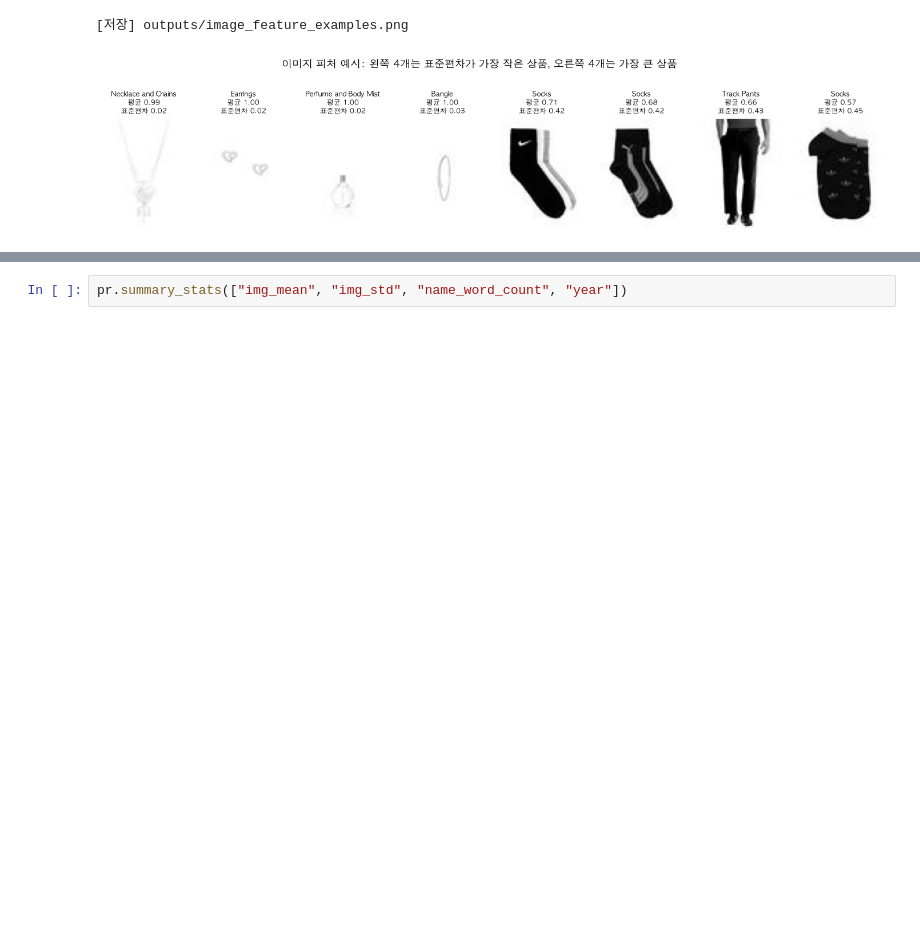
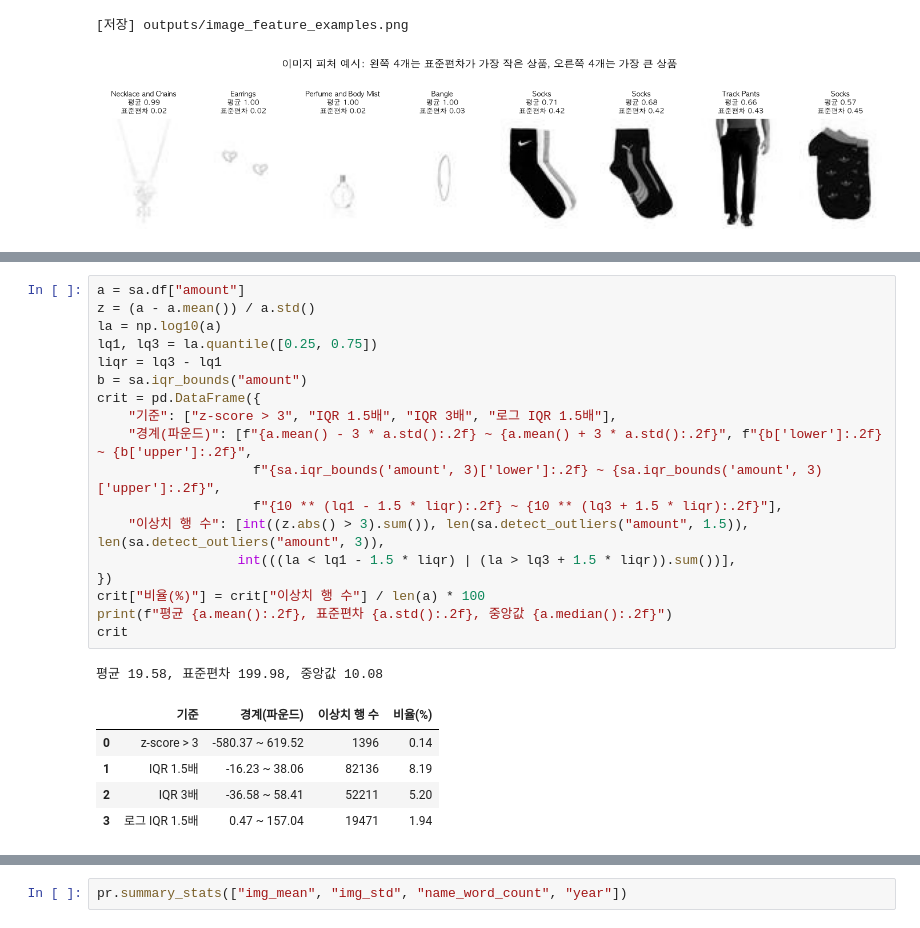
Before and after one commit to ashofrondol/codyssey_A1-1, a Jupyter notebook: notebooks/analysis_report.ipynb, the cells around one changed output, grey strips where cells are left out. Drawn from its saved outputs; the diff is of its cells as text; blank space fills up the shorter version.

```diff
--- a/notebooks/analysis_report.ipynb
+++ b/notebooks/analysis_report.ipynb
@@ -334,0 +429,25 @@ outlier_table
+# %%
+a = sa.df["amount"]
+z = (a - a.mean()) / a.std()
+la = np.log10(a)
+lq1, lq3 = la.quantile([0.25, 0.75])
+liqr = lq3 - lq1
+b = sa.iqr_bounds("amount")
+crit = pd.DataFrame({
+    "기준": ["z-score > 3", "IQR 1.5배", "IQR 3배", "로그 IQR 1.5배"],
+    "경계(파운드)": [f"{a.mean() - 3 * a.std():.2f} ~ {a.mean() + 3 * a.std():.2f}", f"{b['lower']:.2f} ~ {b['upper']:.2f}",
+                    f"{sa.iqr_bounds('amount', 3)['lower']:.2f} ~ {sa.iqr_bounds('amount', 3)['upper']:.2f}",
+                    f"{10 ** (lq1 - 1.5 * liqr):.2f} ~ {10 ** (lq3 + 1.5 * liqr):.2f}"],
+    "이상치 행 수": [int((z.abs() > 3).sum()), len(sa.detect_outliers("amount", 1.5)), len(sa.detect_outliers("amount", 3)),
+                  int(((la < lq1 - 1.5 * liqr) | (la > lq3 + 1.5 * liqr)).sum())],
+})
+crit["비율(%)"] = crit["이상치 행 수"] / len(a) * 100
+print(f"평균 {a.mean():.2f}, 표준편차 {a.std():.2f}, 중앙값 {a.median():.2f}")
+crit
+# %% [output]
+평균 19.58, 표준편차 199.98, 중앙값 10.08
+|  | 기준 | 경계(파운드) | 이상치 행 수 | 비율(%) |
+| 0 | z-score > 3 | -580.37 ~ 619.52 | 1396 | 0.14 |
+| 1 | IQR 1.5배 | -16.23 ~ 38.06 | 82136 | 8.19 |
+| 2 | IQR 3배 | -36.58 ~ 58.41 | 52211 | 5.20 |
+| 3 | 로그 IQR 1.5배 | 0.47 ~ 157.04 | 19471 | 1.94 |
```
Also changed, not shown: parts of 52 cells of this notebook, 11 other files.
